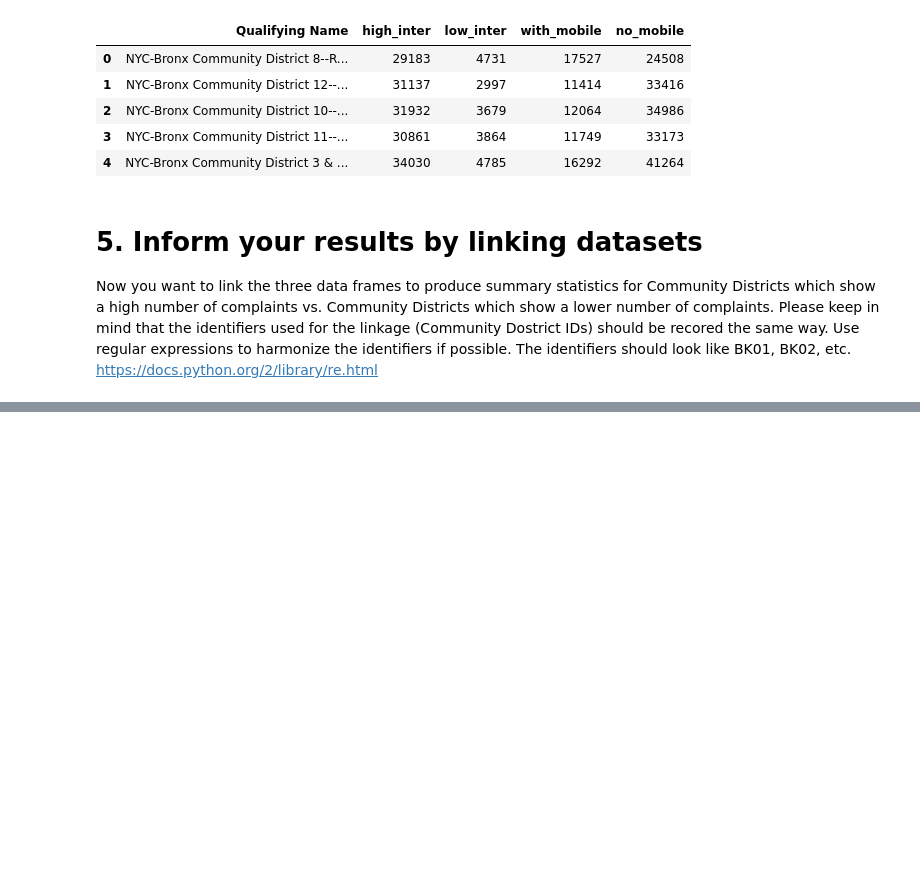
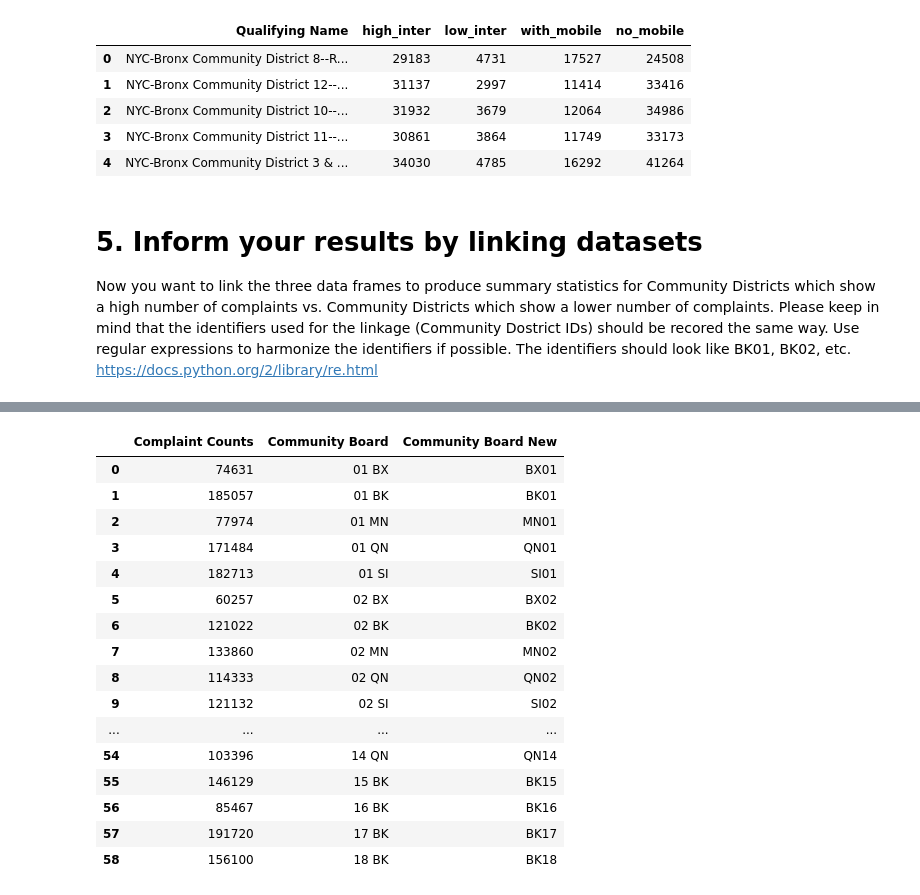
Before and after one commit to overwaterland/PUI2016_hc1924, a Jupyter notebook: HW8_hc1924/HW8_1_hc1924.ipynb, the cells around one changed output, grey strips where cells are left out. Cells and saved outputs as stored; diff of their text form; code cells hidden in the pictures; blank space fills up the shorter version.

```diff
--- a/HW8_hc1924/HW8_1_hc1924.ipynb
+++ b/HW8_hc1924/HW8_1_hc1924.ipynb
@@ -118,5 +122,8 @@ len(data['Community Board'].unique())
 # %%
 df_sample = data.groupby('Community Board').count()
-df_sample = com_count["Complaint Type"]
-df_sample.columns = ['Complaint Counts']
-df_sample.head()
+# %%
+df_sample['Community Board'] = df_sample.index
+# %%
+df_sample = df_sample.reset_index(drop = True)
+df_sample = df_sample[["Complaint Type","Community Board"]]
+df_sample.columns = ['Complaint Counts',"Community Board"]
@@ -271,12 +308,32 @@ df_sample['Community Board'].value_counts()
 # %%
-df_sample['Community Board'] = df_sample['Community Board'].str.replace['MA+.*','MN']
-df_sample['Community Board'] = df_sample['Community Board'].str.replace['ST+.*','SI']
-df_sample['Community Board'] = df_sample['Community Board'].str.replace['BROO+.*','BK']
-df_sample['Community Board'] = df_sample['Community Board'].str.replace['QU+.*','QN']
-df_sample['Community Board'] = df_sample['Community Board'].str.replace['BRON+.*','BX']
+df_sample['Community Board'] = df_sample['Community Board'].str.replace('MA+.*','MN')
+df_sample['Community Board'] = df_sample['Community Board'].str.replace('ST+.*','SI')
+df_sample['Community Board'] = df_sample['Community Board'].str.replace('BROO+.*','BK')
+df_sample['Community Board'] = df_sample['Community Board'].str.replace('QU+.*','QN')
+df_sample['Community Board'] = df_sample['Community Board'].str.replace('BRON+.*','BX')
 
-df_sample['Community Board New'] = df_sample['Community Board'].str.extract('([A-Z]{2,})', expand = True)
-                                + df_sample['Community Board'].str.extract('([0-9]\d{0,})', expand = True)
+df_sample['Community Board New'] = df_sample['Community Board'].str.extract('([A-Z]{2,})', expand = True) \
++ df_sample['Community Board'].str.extract('([0-9]\d{0,})', expand = True)
+# %%
+df_sample
+# %% [output]
+|  | Complaint Counts | Community Board | Community Board New |
+| 0 | 74631 | 01 BX | BX01 |
+| 1 | 185057 | 01 BK | BK01 |
+| 2 | 77974 | 01 MN | MN01 |
+| 3 | 171484 | 01 QN | QN01 |
+| 4 | 182713 | 01 SI | SI01 |
+| 5 | 60257 | 02 BX | BX02 |
+| 6 | 121022 | 02 BK | BK02 |
+| 7 | 133860 | 02 MN | MN02 |
+| 8 | 114333 | 02 QN | QN02 |
+| 9 | 121132 | 02 SI | SI02 |
+| ... | ... | ... | ... |
+| 54 | 103396 | 14 QN | QN14 |
+| 55 | 146129 | 15 BK | BK15 |
+| 56 | 85467 | 16 BK | BK16 |
+| 57 | 191720 | 17 BK | BK17 |
+| 58 | 156100 | 18 BK | BK18 |
 # %%
 # Harmonize identifier of dataframe 2
 df_pop['cd_id'].unique()
```
Also changed, not shown: parts of 17 cells of this notebook.
